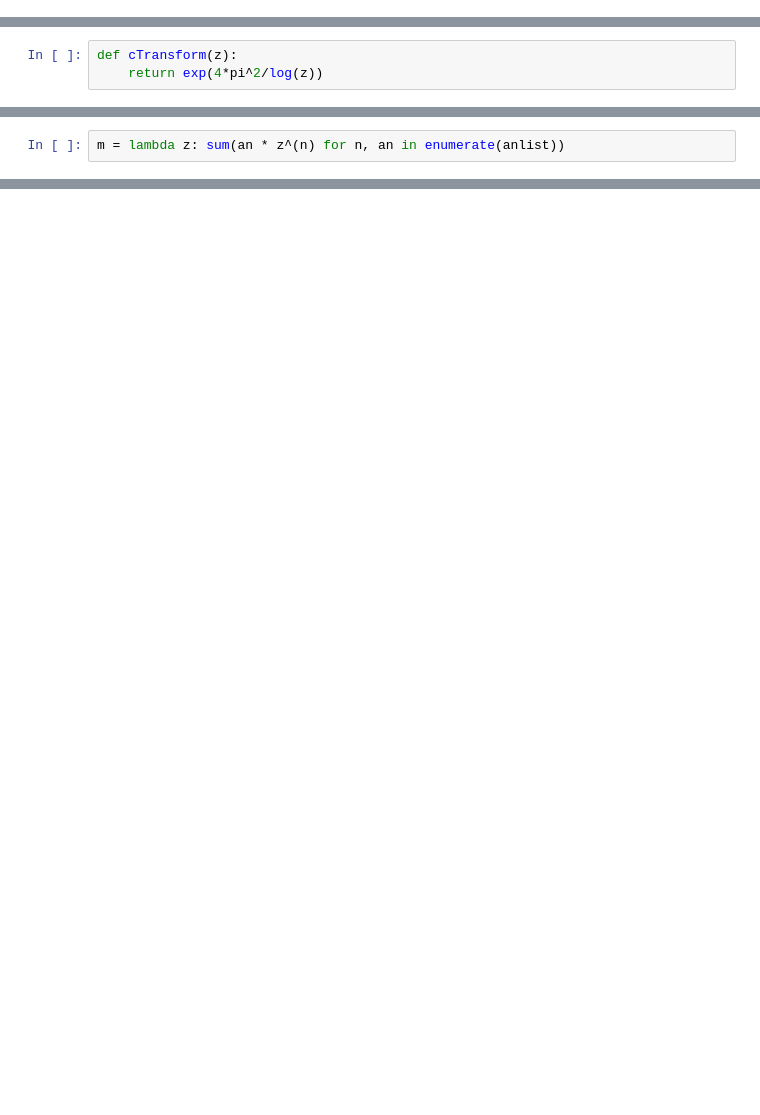
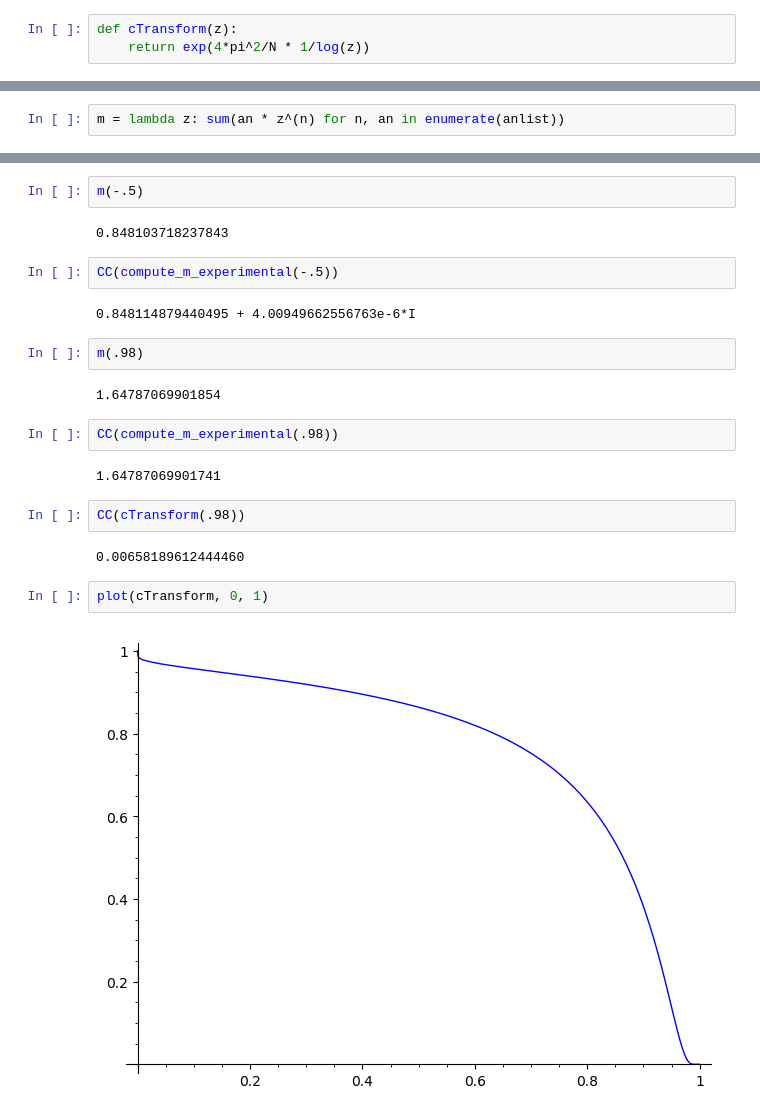
Before and after one commit to NordicMath/explore-global-weil, a Jupyter notebook: computation/CustomMComputer.ipynb, the cells around one changed output, grey strips where cells are left out. Drawn from its saved outputs; the diff is of its cells as text; blank space fills up the shorter version.

```diff
--- a/computation/CustomMComputer.ipynb
+++ b/computation/CustomMComputer.ipynb
@@ -10 +1,4 @@ Gamma0(11).generators()
+# %%
+def cTransform(z):
+    return exp(4*pi^2/N * 1/log(z))
 # %%
@@ -43,3 +12,0 @@ ft2(0.5 * I + 0.8)
-# %%
-def cTransform(z):
-    return exp(4*pi^2/log(z))
@@ -68,0 +27,24 @@ CC(compute_m_experimental(-.9, 2))
+# %%
+m(-.5)
+# %% [output]
+0.848103718237843
+# %%
+CC(compute_m_experimental(-.5))
+# %% [output]
+0.848114879440495 + 4.00949662556763e-6*I
+# %%
+m(.98)
+# %% [output]
+1.64787069901854
+# %%
+CC(compute_m_experimental(.98))
+# %% [output]
+1.64787069901741
+# %%
+CC(cTransform(.98))
+# %% [output]
+0.00658189612444460
+# %%
+plot(cTransform, 0, 1)
+# %% [output]
+[figure, added]
```
Also changed, not shown: parts of 22 cells of this notebook, 3 other files.
